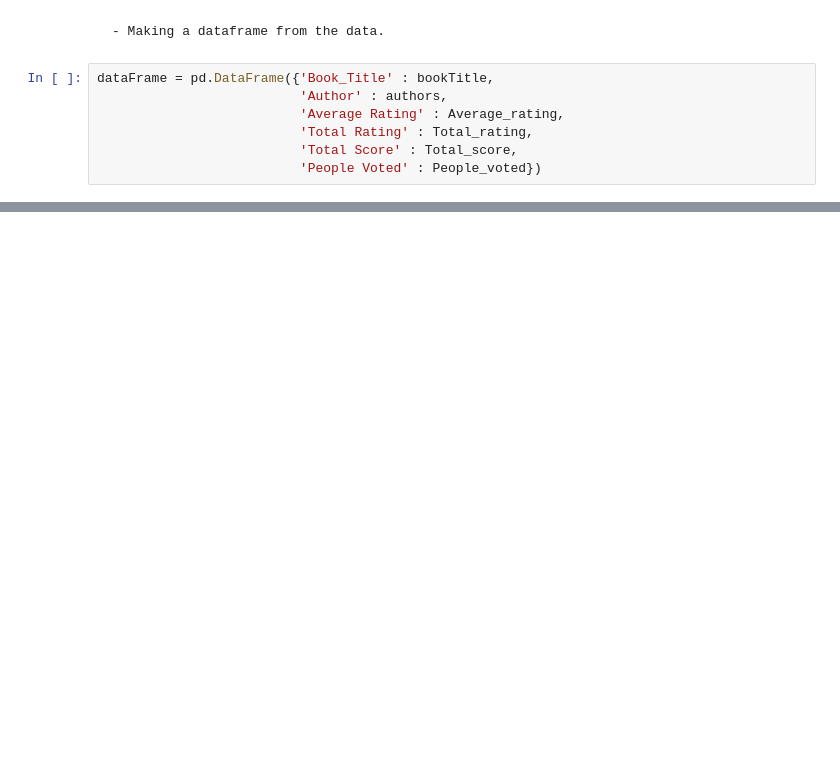
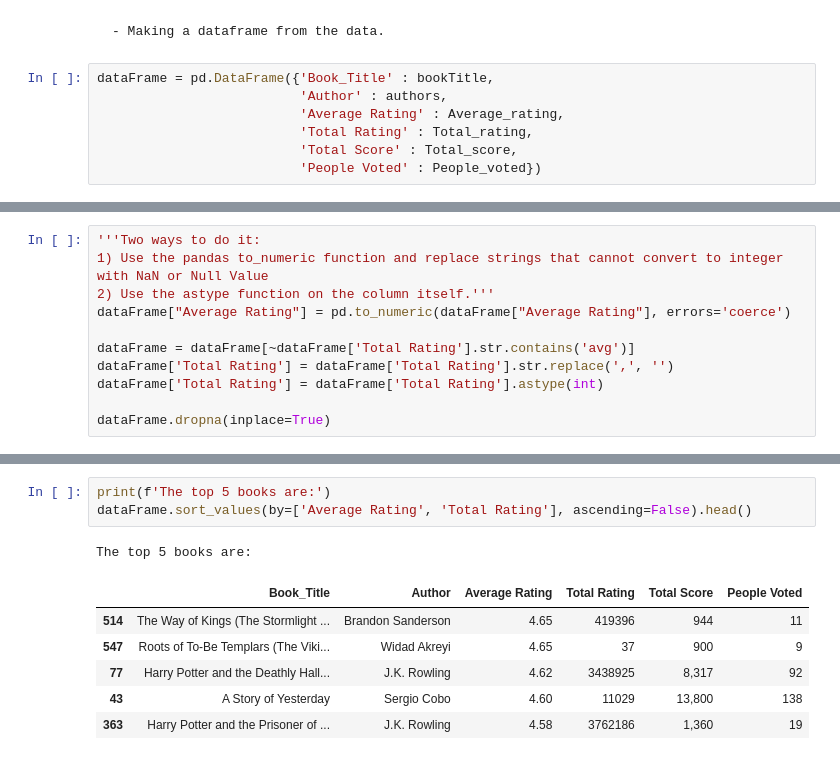
Before and after one commit to itadityaa/GoodReads_Scraper, a Jupyter notebook: Scrapper.ipynb, the cells around one changed output, grey strips where cells are left out. Saved outputs shown, nothing was run; the diff lists cells and outputs as text; blank space fills up the shorter version.

```diff
--- a/Scrapper.ipynb
+++ b/Scrapper.ipynb
@@ -201,0 +217,11 @@ dataFrame = pd.DataFrame({'Book_Title' : bookTitle,
+# %%
+'''Two ways to do it:
+1) Use the pandas to_numeric function and replace strings that cannot convert to integer with NaN or Null Value
+2) Use the astype function on the column itself.'''
+dataFrame["Average Rating"] = pd.to_numeric(dataFrame["Average Rating"], errors='coerce')
+
+dataFrame = dataFrame[~dataFrame['Total Rating'].str.contains('avg')]
+dataFrame['Total Rating'] = dataFrame['Total Rating'].str.replace(',', '')
+dataFrame['Total Rating'] = dataFrame['Total Rating'].astype(int)
+
+dataFrame.dropna(inplace=True)
@@ -201,0 +236,11 @@ dataFrame = pd.DataFrame({'Book_Title' : bookTitle,
+# %%
+print(f'The top 5 books are:')
+dataFrame.sort_values(by=['Average Rating', 'Total Rating'], ascending=False).head()
+# %% [output]
+The top 5 books are:
+|  | Book_Title | Author | Average Rating | Total Rating | Total Score | People Voted |
+| 514 | The Way of Kings (The Stormlight ... | Brandon Sanderson | 4.65 | 419396 | 944 | 11 |
+| 547 | Roots of To-Be Templars (The Viki... | Widad Akreyi | 4.65 | 37 | 900 | 9 |
+| 77 | Harry Potter and the Deathly Hall... | J.K. Rowling | 4.62 | 3438925 | 8,317 | 92 |
+| 43 | A Story of Yesterday | Sergio Cobo | 4.60 | 11029 | 13,800 | 138 |
+| 363 | Harry Potter and the Prisoner of ... | J.K. Rowling | 4.58 | 3762186 | 1,360 | 19 |
```
Also changed, not shown: parts of 13 cells of this notebook, 1 other file.
